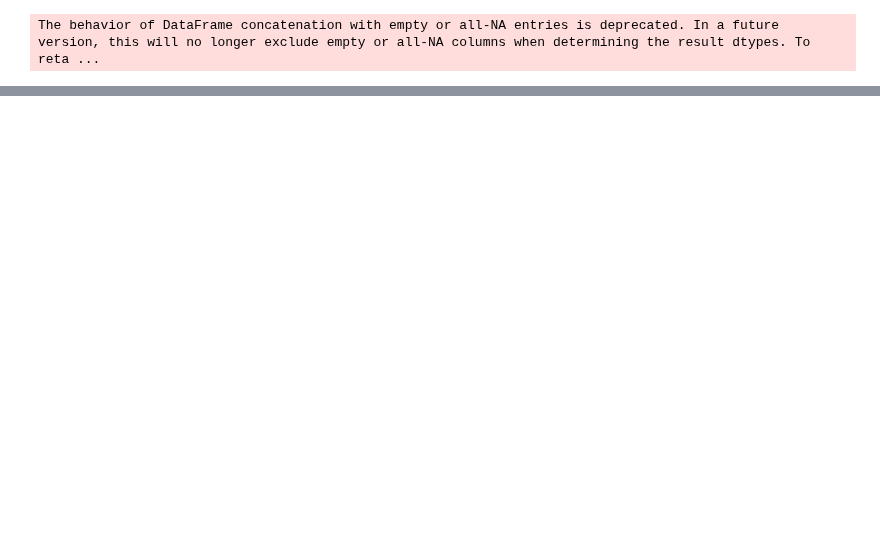
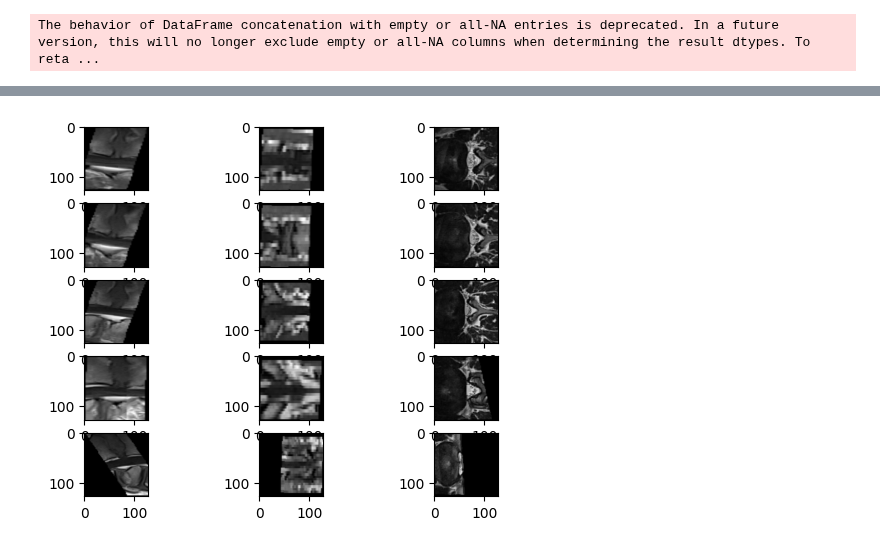
Before and after one commit to IDoCodingStuffs/rsna_2024, a Jupyter notebook: 3d_modeling/pc_loading.ipynb, the cells around one changed output, grey strips where cells are left out. Drawn from its saved outputs; the diff is of its cells as text; code cells hidden in the pictures; blank space fills up the shorter version.

```diff
--- a/3d_modeling/pc_loading.ipynb
+++ b/3d_modeling/pc_loading.ipynb
@@ -290,0 +330,42 @@ plt.imshow(grid[0, 40], cmap="gray")
+# %%
+f, axs = plt.subplots(5, 3)
+
+for i in range(5):
+    row_1 = coords.iloc[i]
+    row_2 = coords.iloc[i + 1]
+
+    #level = (row_1['level'].str + "_" + row_2["level"].str).lower()
+    pt1 = np.array([row_1['x'], row_1['y'], row_1['z']])
+    pt2 = np.array([row_2['x'], row_2['y'], row_2['z']])
+
+    grid = read_vertebral_level_as_voxel_grid_plane(
+        f"../data/rsna-2024-lumbar-spine-degenerative-classification/train_images/{row_1['study_id']}",
+        center_point_pair=(pt1,pt2),
+        series_type_dict=series_descs,
+        voxel_size=(128, 128, 128)
+    )
+
+    # grid = tf(grid.astype(np.float32))
+
+    axs[i % 5, 0].imshow(grid[0, 32], cmap="gray")
+    axs[i % 5, 1].imshow(grid[0, :, 32], cmap="gray")
+    axs[i % 5, 2].imshow(grid[1, :, :, 32], cmap="gray")
+
+plt.show()
+# %%
+f, axs = plt.subplots(5, 3)
+
+levels = ["l1_l2", "l2_l3", "l3_l4", "l4_l5", "l5_s1",]
+for i in range(5):
+    grid_path = f"../data/rsna-2024-lumbar-spine-degenerative-classification/train_images/712073652/cached_grid_plane_{levels[i]}_128_128_128.npy.gz"
+    f = pgzip.PgzipFile(grid_path, "r")
+    grid = np.load(f, allow_pickle=True)
+    f.close()
+
+    axs[i % 5, 0].imshow(grid[0, 64], cmap="gray")
+    axs[i % 5, 1].imshow(grid[0, :, 64], cmap="gray")
+    axs[i % 5, 2].imshow(grid[1, :, :, 64], cmap="gray")
+
+plt.show()
+# %% [output]
+[figure, added]
```
Also changed, not shown: parts of 6 cells of this notebook, 6 other files.
